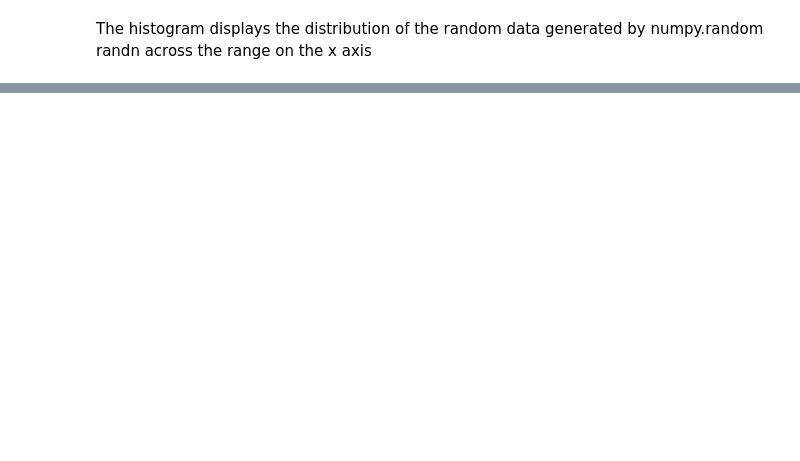
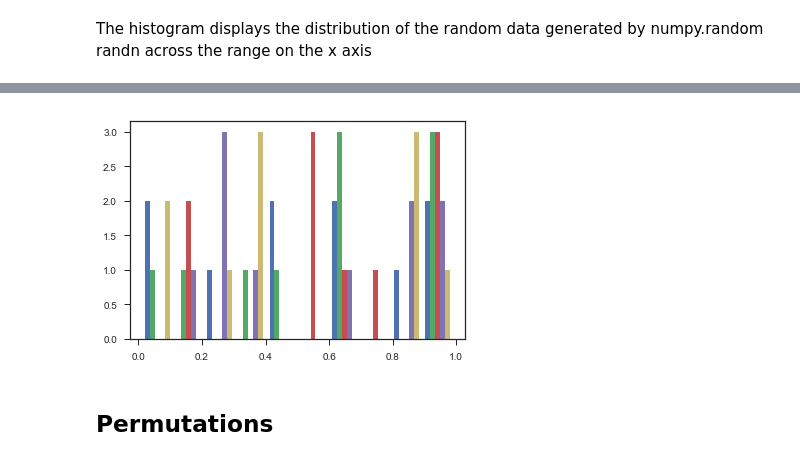
Before and after one commit to GraceAKelly/ProgrammingforDataAnalytics, a Jupyter notebook: Numpy-random.ipynb, the cells around one changed output, grey strips where cells are left out. Saved outputs shown, nothing was run; the diff lists cells and outputs as text; code cells hidden in the pictures; blank space fills up the shorter version.

```diff
--- a/Numpy-random.ipynb
+++ b/Numpy-random.ipynb
@@ -100,0 +131,2 @@ A display of variance in random data generation with x input vaiables
+# %%
+x= np.random.rand(10,5)
@@ -100,0 +146,5 @@ A display of variance in random data generation with x input vaiables
+# %%
+plt.hist(x)
+plt.show()
+# %% [output]
+[figure, added]
@@ -100,0 +155,2 @@ A display of variance in random data generation with x input vaiables
+# %% [markdown]
+## Permutations
```
Also changed, not shown: parts of 28 cells of this notebook.
